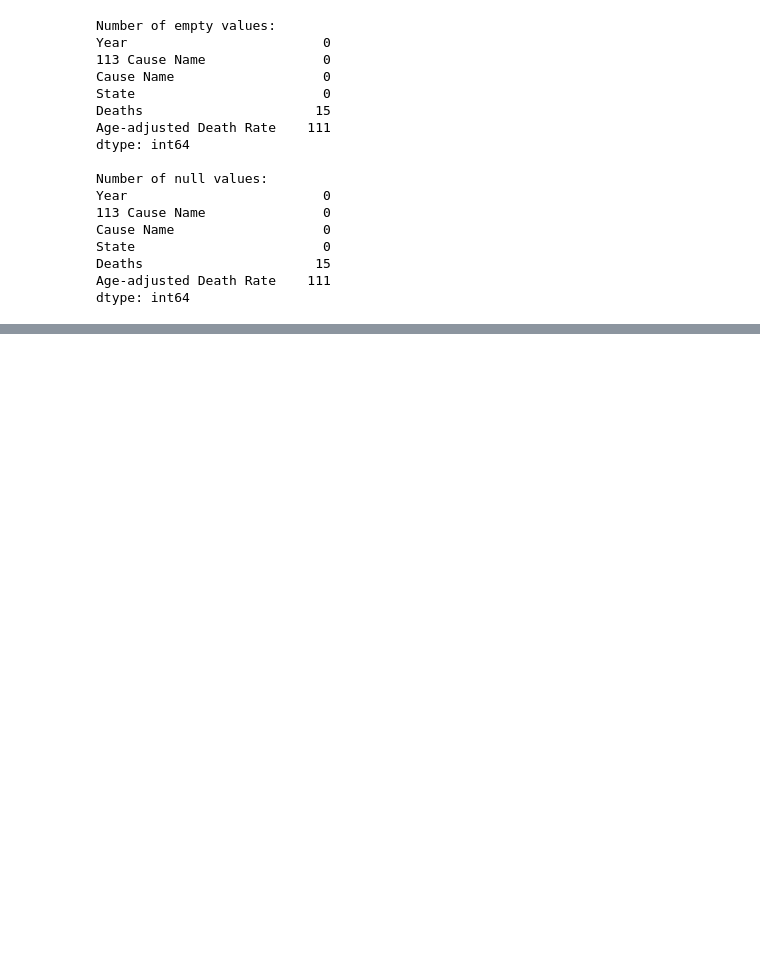
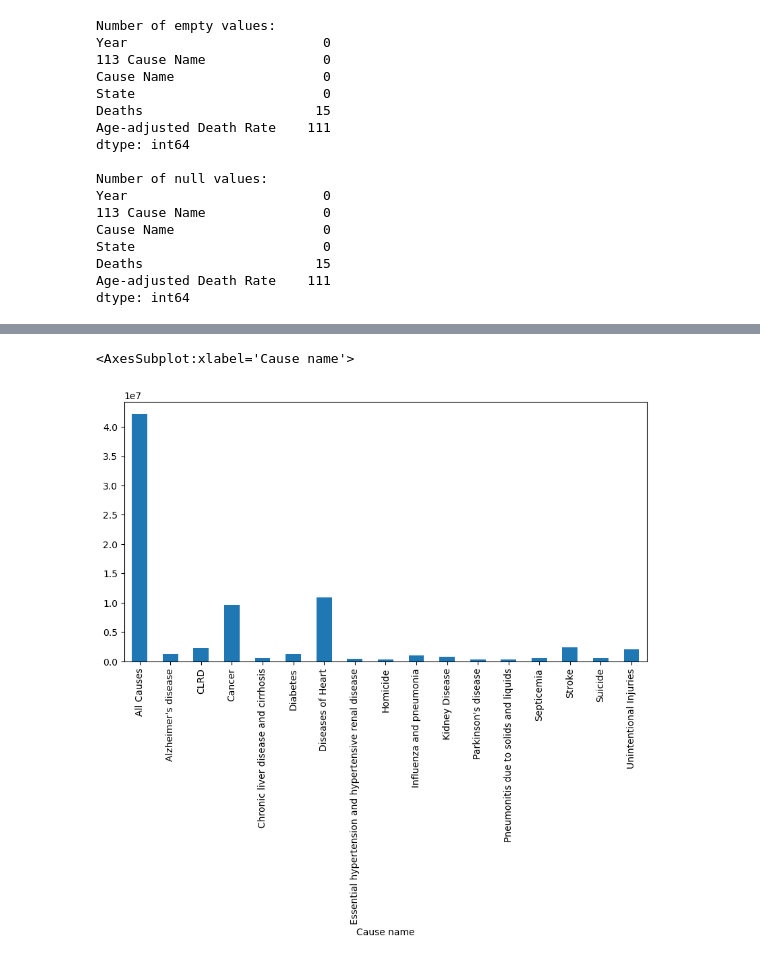
Before and after one commit to mattlehrer/research_methods_assignment_6, a Jupyter notebook: Assignment6_Group_C.ipynb, the cells around one changed output, grey strips where cells are left out. Cells and saved outputs as stored; diff of their text form; code cells hidden in the pictures; blank space fills up the shorter version.

```diff
--- a/Assignment6_Group_C.ipynb
+++ b/Assignment6_Group_C.ipynb
@@ -84,0 +120,3 @@ dtype: int64
+# %%
+us = data.loc[data['State'] == 'United States']
+us.head(5)
@@ -84,0 +131,12 @@ dtype: int64
+# %%
+# sns.histplot(us, x="Cause Name", hue="Deaths", multiple="dodge")
+# plt.hist(us['Cause Name'], weights=us['Deaths'])
+# plt.xticks(rotation=90)
+# sns.histplot(us, x="Cause Name") # displot
+
+us.groupby('Cause name')['Deaths'].sum().plot(kind='bar', figsize=(10, 5))
+
+# us.Deaths.value_counts(normalize=False).plot.bar()
+# %% [output]
+<AxesSubplot:xlabel='Cause name'>
+[figure, added]
```
Also changed, not shown: parts of 9 cells of this notebook.
